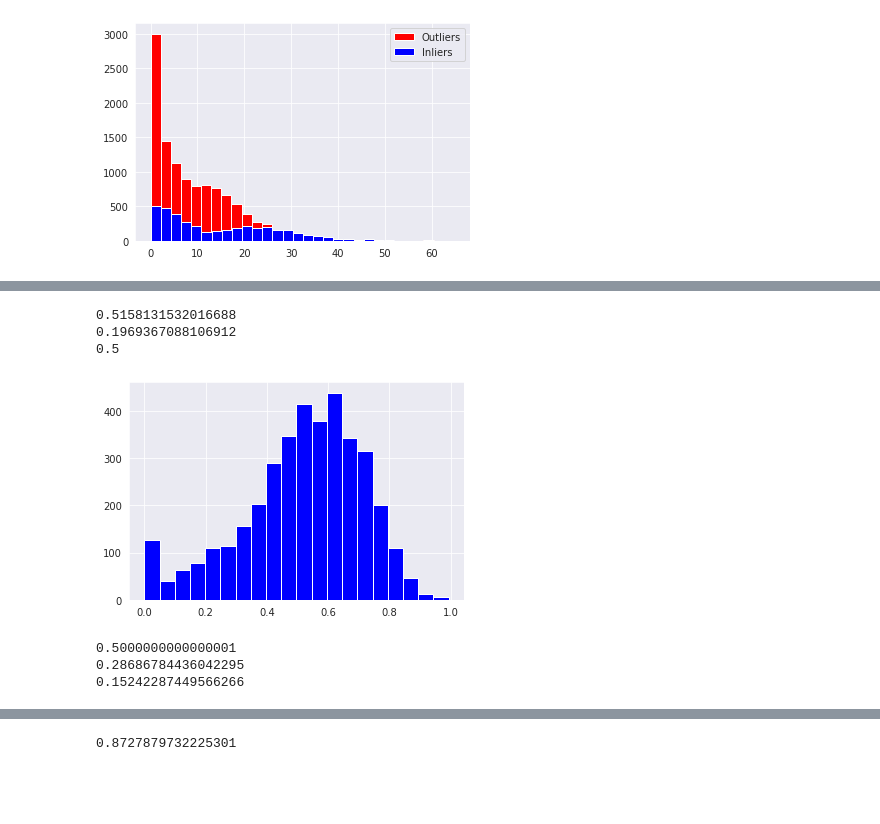
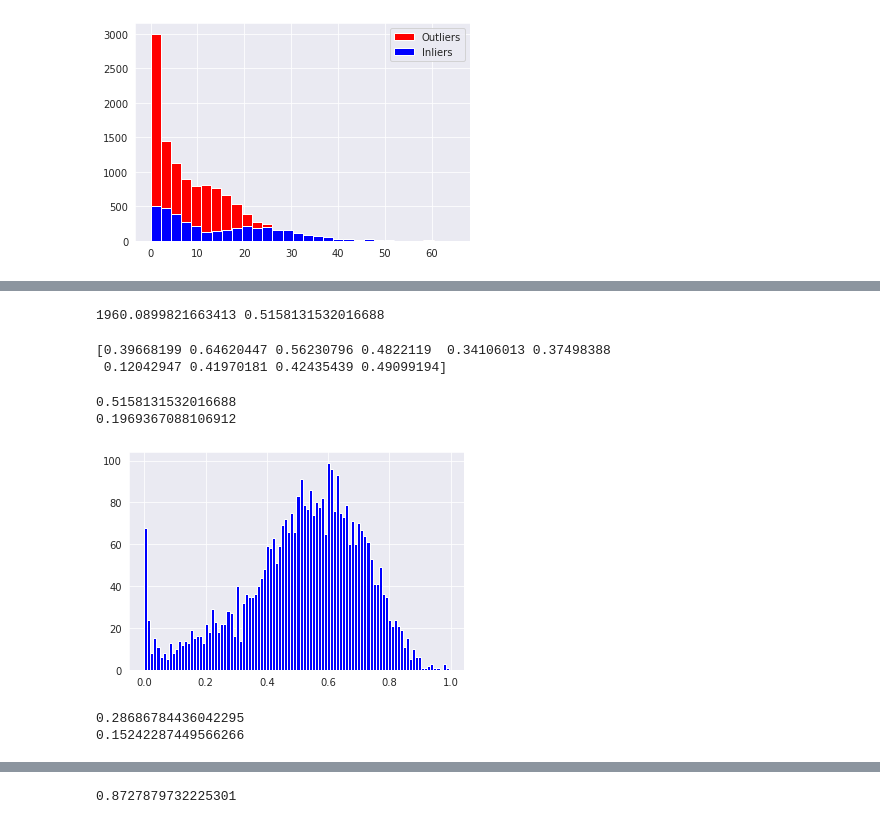
Before and after one commit to dragosconst/Anomaly-Detection, a Jupyter notebook: Anomaly_Detection.ipynb, the cells around one changed output, grey strips where cells are left out. Saved outputs shown, nothing was run; the diff lists cells and outputs as text; code cells hidden in the pictures; blank space fills up the shorter version.

```diff
--- a/Anomaly_Detection.ipynb
+++ b/Anomaly_Detection.ipynb
@@ -623,3 +786,19 @@ with open("/content/drive/MyDrive/labels_sports_pretrained_full.pickle", "rb+")
+# %%
+import pickle
+
+with open("/content/drive/MyDrive/scores_business_pretrained_full.pickle", "rb+") as f:
+  business_scores = pickle.load(f)
+with open("/content/drive/MyDrive/labels_business_pretrained_full.pickle", "rb+") as f:
+  labels = pickle.load(f)
+# print(len(world_scores))
+# %%
+import pickle
+
+with open("/content/drive/MyDrive/scores_sci_pretrained_full.pickle", "rb+") as f:
+  sci_scores = pickle.load(f)
+with open("/content/drive/MyDrive/labels_sci_pretrained_full.pickle", "rb+") as f:
+  labels = pickle.load(f)
+# print(len(world_scores))
 # %%
 RocCurveDisplay.from_predictions(labels_nice,[np.mean(s) for s in sports_scores])
 # %% [output]
@@ -738,0 +1207,20 @@ Roc-auc is 0.8247806094182826
+# %%
+labels = np.array(labels_nice)
+norm_scores = np.array(copy.deepcopy(sports_scores))
+norm_scores = norm_scores[np.where(labels == 0)[0]]
+bad_tokens = []
+for idx, score in enumerate(norm_scores):
+  bad_num = 0
+  for el in score:
+    if el >= 2/100:
+      bad_num += 1
+  bad_tokens.append(bad_num/len(score))
+bad_tokens = np.array(bad_tokens)
+plt.hist(bad_tokens, bins=100, color="red")
+plt.legend(['Outliers'])
+print(len(bad_tokens[bad_tokens>=20/100])/len(bad_tokens))
+print(np.mean(bad_tokens))
+print((np.mean(bad_tokens) - 0.5) ** 2)
+sn.displot(bad_tokens, stat="probability", color="red")
+sn.displot(bad_tokens, kind="kde", color="red")
+plt.show()
@@ -739,19 +1234,28 @@ Roc-auc is 0.8247806094182826
+# %%
+sum = np.sum(norm_scores[np.where(labels == 1)[0]])
+mean = np.mean(norm_scores[np.where(labels == 1)[0]])
+print(sum, mean)
+# %% [output]
+1960.0899821663413 0.5158131532016688
+# %%
+print(norm_scores[:10])
+# %% [output]
+[0.39668199 0.64620447 0.56230796 0.4822119  0.34106013 0.37498388
+ 0.12042947 0.41970181 0.42435439 0.49099194]
 # %%
 print(np.mean(norm_scores[np.where(labels == 1)[0]]))
 print(np.std(norm_scores[np.where(labels == 1)[0]]))
 normed_arr = norm_scores[np.where(labels == 1)[0]]
-print((np.std(normed_arr)*0.5)/np.std(normed_arr))
-normed_arr = (normed_arr - np.mean(normed_arr)+(np.std(normed_arr)*0.5)) / np.std(normed_arr)
-plt.hist(norm_scores[np.where(labels == 1)[0]], bins=20,color="blue")
+#print((np.std(normed_arr)*0.5)/np.std(normed_arr))
+normed_arr = (normed_arr - np.mean(normed_arr)) / np.std(normed_arr)
+plt.hist(norm_scores[np.where(labels == 1)[0]], bins=100,color="blue")
 plt.show()
-print(np.mean(normed_arr))
+#print(np.mean(normed_arr))
 print(np.mean(norm_scores[np.where(labels == 0)[0]]))
 print(np.std(norm_scores[np.where(labels == 0)[0]]))
 # %% [output]
 0.5158131532016688
 0.1969367088106912
-0.5
-[figure, old version]
+[figure, new version]
-0.5000000000000001
 0.28686784436042295
 0.15242287449566266
```
Also changed, not shown: parts of 45 cells of this notebook.
